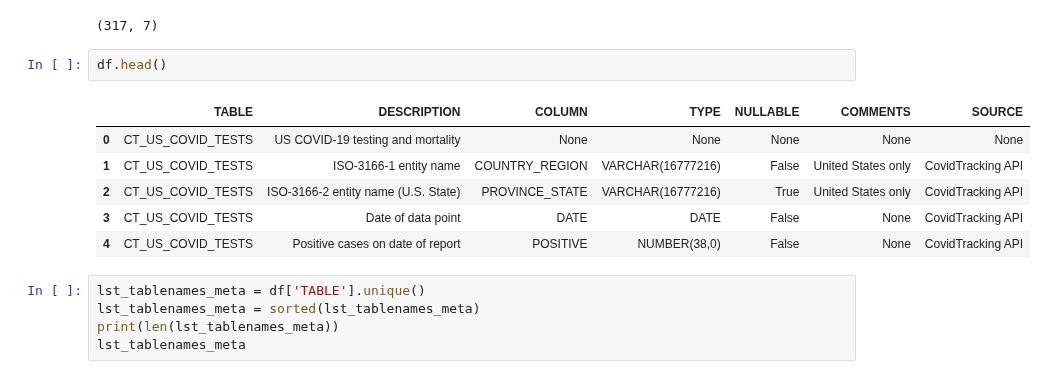
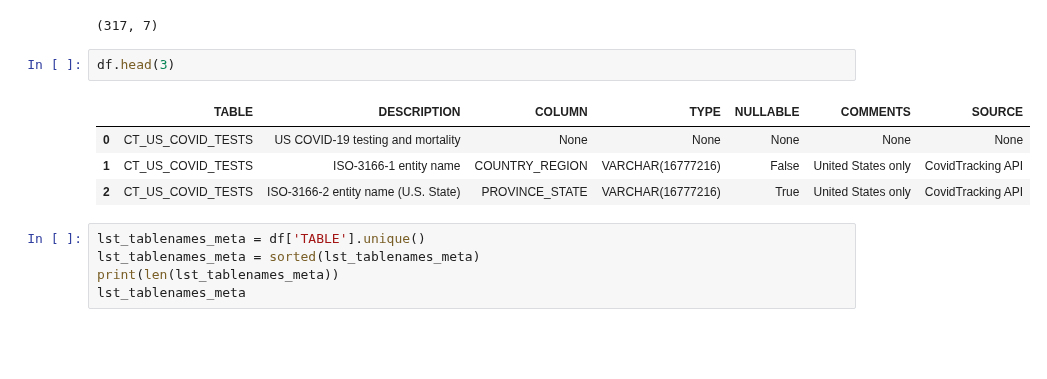
Before and after one commit to joseph-true/covid19-data-catalog, a Jupyter notebook: COVID19-metadata_2_html.ipynb, the cells around one changed output. Drawn from its saved outputs; the diff is of its cells as text; blank space fills up the shorter version.

```diff
--- a/COVID19-metadata_2_html.ipynb
+++ b/COVID19-metadata_2_html.ipynb
@@ -74,14 +74,12 @@ df.shape
 # %% [output]
 (317, 7)
 # %%
-df.head()
+df.head(3)
 # %% [output]
 |  | TABLE | DESCRIPTION | COLUMN | TYPE | NULLABLE | COMMENTS | SOURCE |
 | 0 | CT_US_COVID_TESTS | US COVID-19 testing and mortality | None | None | None | None | None |
 | 1 | CT_US_COVID_TESTS | ISO-3166-1 entity name | COUNTRY_REGION | VARCHAR(16777216) | False | United States only | CovidTracking API |
 | 2 | CT_US_COVID_TESTS | ISO-3166-2 entity name (U.S. State) | PROVINCE_STATE | VARCHAR(16777216) | True | United States only | CovidTracking API |
-| 3 | CT_US_COVID_TESTS | Date of data point | DATE | DATE | False | None | CovidTracking API |
-| 4 | CT_US_COVID_TESTS | Positive cases on date of report | POSITIVE | NUMBER(38,0) | False | None | CovidTracking API |
 # %%
 lst_tablenames_meta = df['TABLE'].unique()
 lst_tablenames_meta = sorted(lst_tablenames_meta)
```
Also changed, not shown: parts of 4 cells of this notebook, 28 other files.
